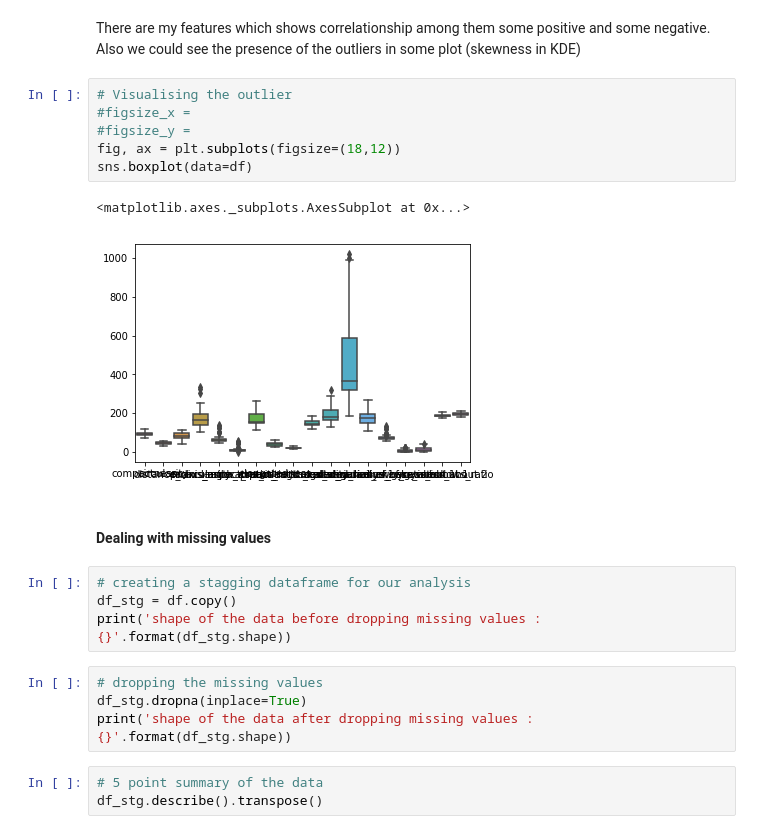
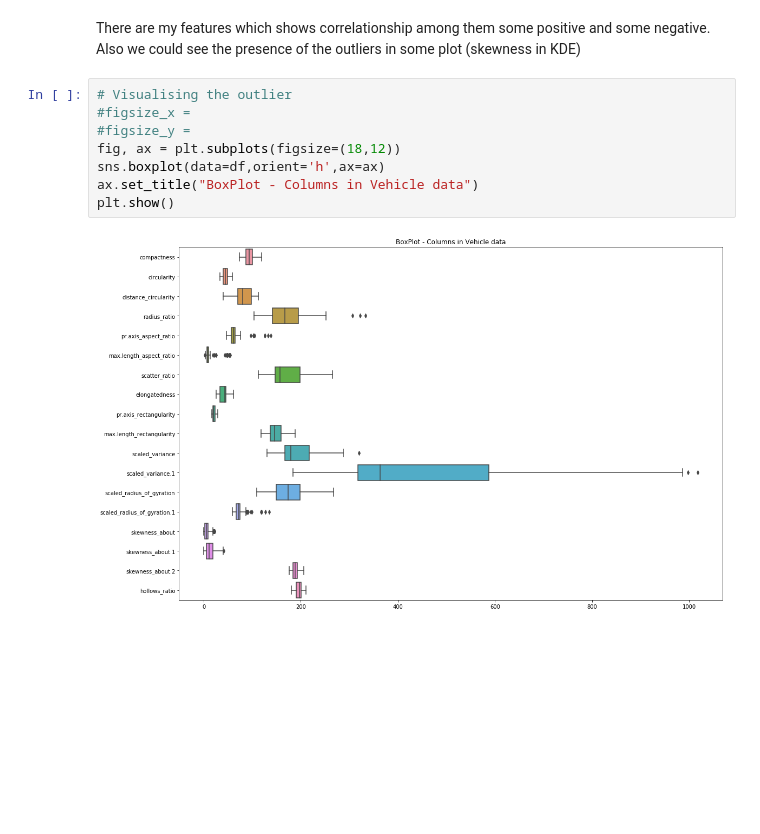
Before and after one commit to praveenveera/VehicleSilhouette_PCA, a Jupyter notebook: PCA.ipynb, the cells around one changed output. Drawn from its saved outputs; the diff is of its cells as text; blank space fills up the shorter version.

```diff
--- a/PCA.ipynb
+++ b/PCA.ipynb
@@ -71,22 +159,10 @@ There are my features which shows correlationship among them some positive and s
 # %%
 # Visualising the outlier
 #figsize_x =
 #figsize_y =
 fig, ax = plt.subplots(figsize=(18,12))
-sns.boxplot(data=df)
+sns.boxplot(data=df,orient='h',ax=ax)
+ax.set_title("BoxPlot - Columns in Vehicle data")
+plt.show()
 # %% [output]
-<matplotlib.axes._subplots.AxesSubplot at 0x...>
-[figure, old version]
+[figure, new version]
-# %% [markdown]
-#### Dealing with missing values
-# %%
-# creating a stagging dataframe for our analysis
-df_stg = df.copy()
-print('shape of the data before dropping missing values : {}'.format(df_stg.shape))
-# %%
-# dropping the missing values
-df_stg.dropna(inplace=True)
-print('shape of the data after dropping missing values : {}'.format(df_stg.shape))
-# %%
-# 5 point summary of the data
-df_stg.describe().transpose()
```
Also changed, not shown: parts of 21 cells of this notebook.
